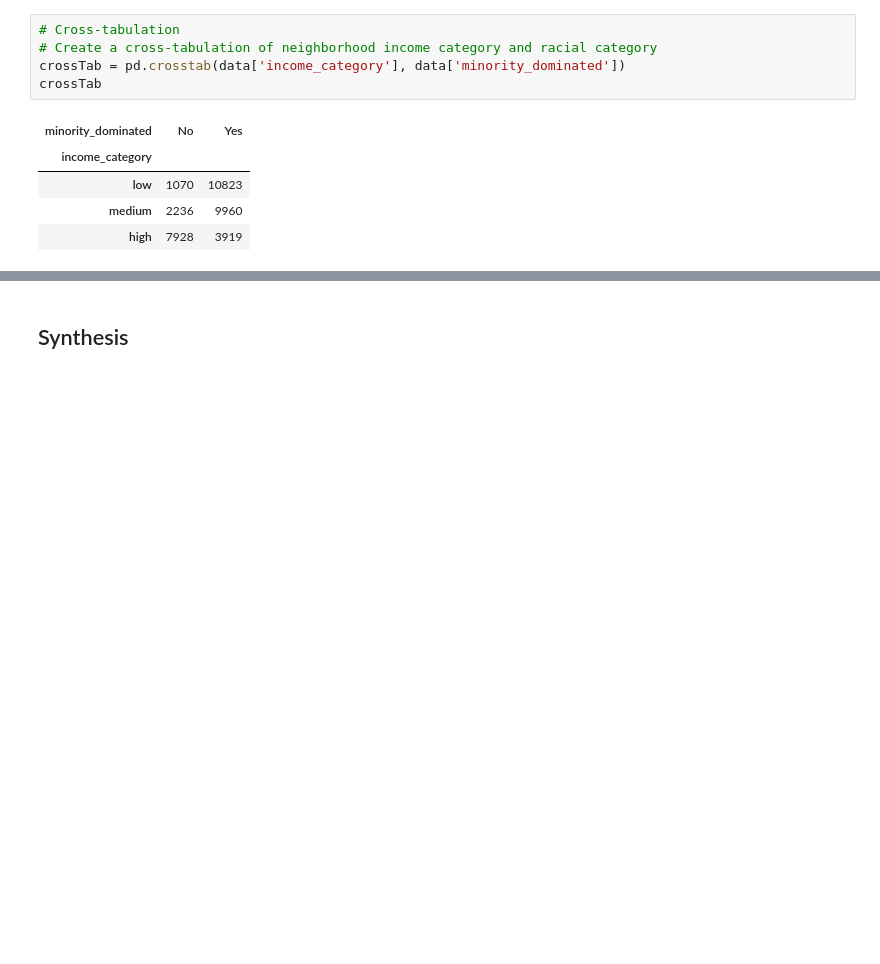
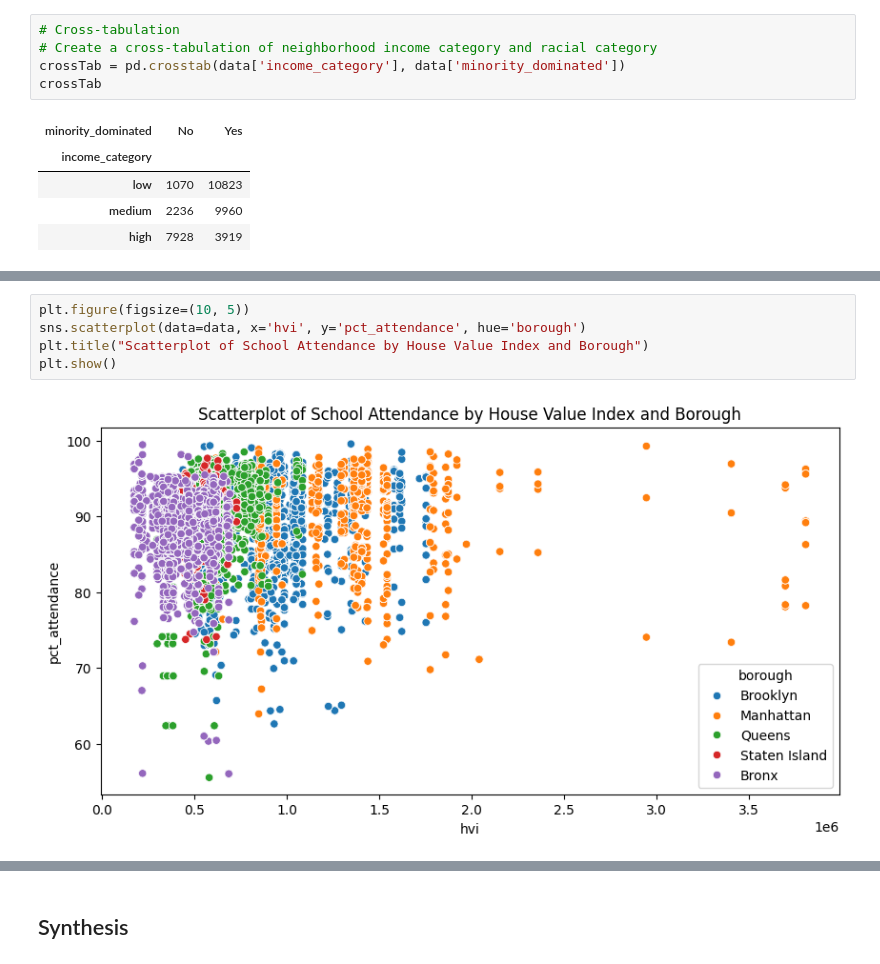
Before and after one commit to NakaFrozn/si618_final_project, a Jupyter notebook: Final_project_Step2.ipynb, the cells around one changed output, grey strips where cells are left out. Saved outputs shown, nothing was run; the diff lists cells and outputs as text; blank space fills up the shorter version.

```diff
--- a/Final_project_Step2.ipynb
+++ b/Final_project_Step2.ipynb
@@ -626,0 +662,7 @@ crossTab
+# %%
+plt.figure(figsize=(10, 5))
+sns.scatterplot(data=data, x='hvi', y='pct_attendance', hue='borough')
+plt.title("Scatterplot of School Attendance by House Value Index and Borough")
+plt.show()
+# %% [output]
+[figure, added]
```
Also changed, not shown: parts of 17 cells of this notebook.
